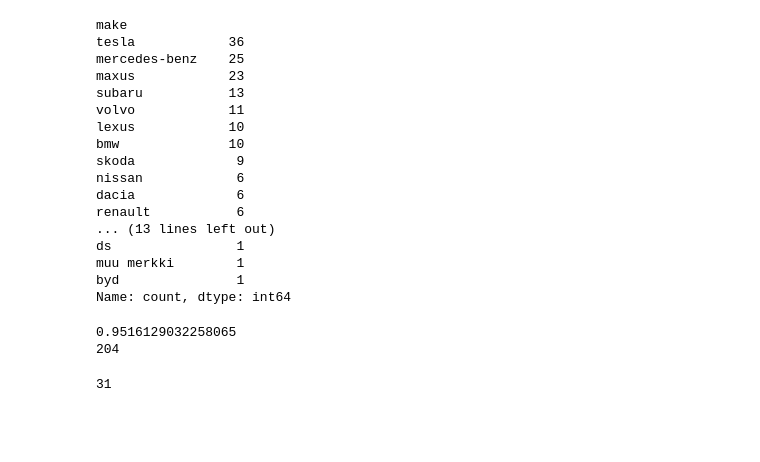
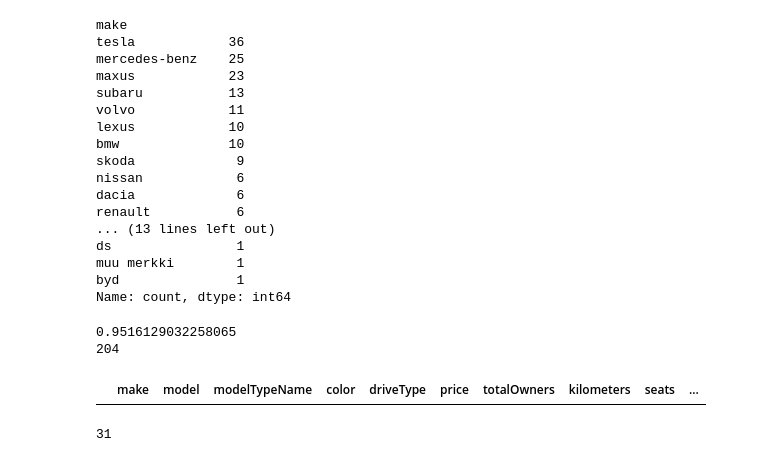
Before and after one commit to jatufin/importEVorNot, a Jupyter notebook: nettiauto/nettiauto_dataset_parsing.ipynb, the cells around one changed output. Saved outputs shown, nothing was run; the diff lists cells and outputs as text; code cells hidden in the pictures; blank space fills up the shorter version.

```diff
--- a/nettiauto/nettiauto_dataset_parsing.ipynb
+++ b/nettiauto/nettiauto_dataset_parsing.ipynb
@@ -52,6 +52,7 @@ fields_to_pick = [
 
 columns = [
     *fields_to_pick,
+    'age',
     'isSuv',
     'metallicColor',
     *ACCESSORIES_TO_COLUMN_NAME.values(),
@@ -89,6 +90,16 @@ print(parse_battery_capacity_from_free_text(one_time_no_space_with_delimitter2))
 77.0
 77.8
 77.8
+# %%
+CURRENT_YEAR = 2023
+CURRENT_MONTH = 10
+
+def get_age(year, reg_y, reg_m):
+    if reg_y and reg_m:
+        return CURRENT_YEAR - reg_y + (CURRENT_MONTH - reg_m) / 12
+
+
+    return CURRENT_YEAR - year
 # %%
 import os
 import json
@@ -119,6 +130,7 @@ def map_nettiauto_entry_to_row(item):
         result_without_accessories['color'] = result_without_accessories['color']['en'].lower()
         result_without_accessories['metallicColor'] = item['colorType']['en'].lower() == 'metallic'
         result_without_accessories['driveType'] = DRIVE_TYPE[result_without_accessories['driveType']['en']]
+        result_without_accessories['age'] = get_age(item['year'], item['firstRegistrationYear'], item['firstRegistrationMonth'])
 
         # It's ugly but does its job. I was able to get the missing batteryCapacity from 2109 to 1219
         if not result_without_accessories['batteryCapacity'] and 'modelTypeName' in item and item['modelTypeName']:
@@ -822,14 +834,17 @@ df['power'].isna().sum()
 df['kilometers'].fillna(df['kilometers'].mean(), inplace=True)
 # %%
 m_missing_drive_type = df['driveType'].isna()
-m_tesla = df['make'] == 'tesla'
-m_opel = df['make'] == 'opel'
-m_toyota = df['make'] == 'toyota'
+m_tesla = (df['make'] == 'tesla')
+m_opel = (df['make'] == 'opel')
+m_toyota = (df['make'] == 'toyota')
 
-m_fwd = m_missing_drive_type & m_opel & m_toyota
+m_fwd = (m_missing_drive_type) & ((m_opel) | (m_toyota))
 df.loc[m_fwd, 'driveType'] = 'fwd'
-m_rwd = m_missing_drive_type & m_opel & m_toyota
+m_rwd = (m_missing_drive_type) & (m_tesla)
 df.loc[m_rwd, 'driveType'] = 'rwd'
+df[df['driveType'].isna()]
+# %% [output]
+|  | make | model | modelTypeName | color | driveType | price | totalOwners | kilometers | seats | ... |
 # %%
 # infer power
 df['price_bucket_5'] = (df['price'] // 5000) * 5000
```
Also changed, not shown: 1 other file.
